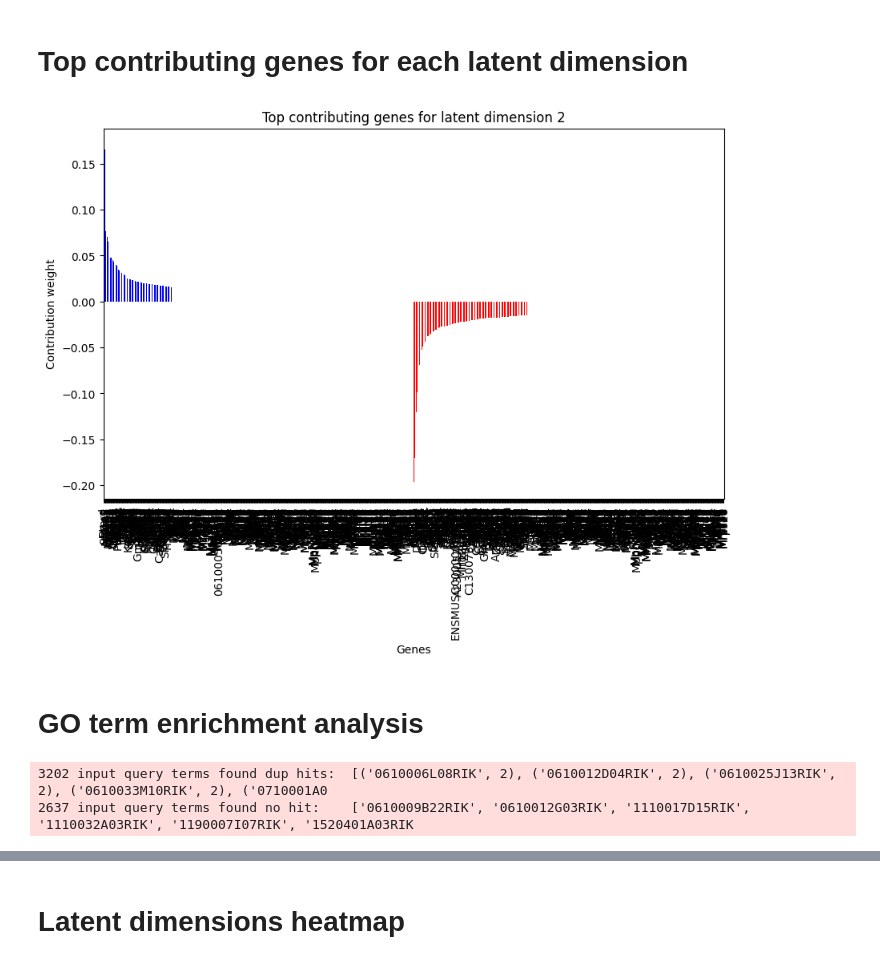
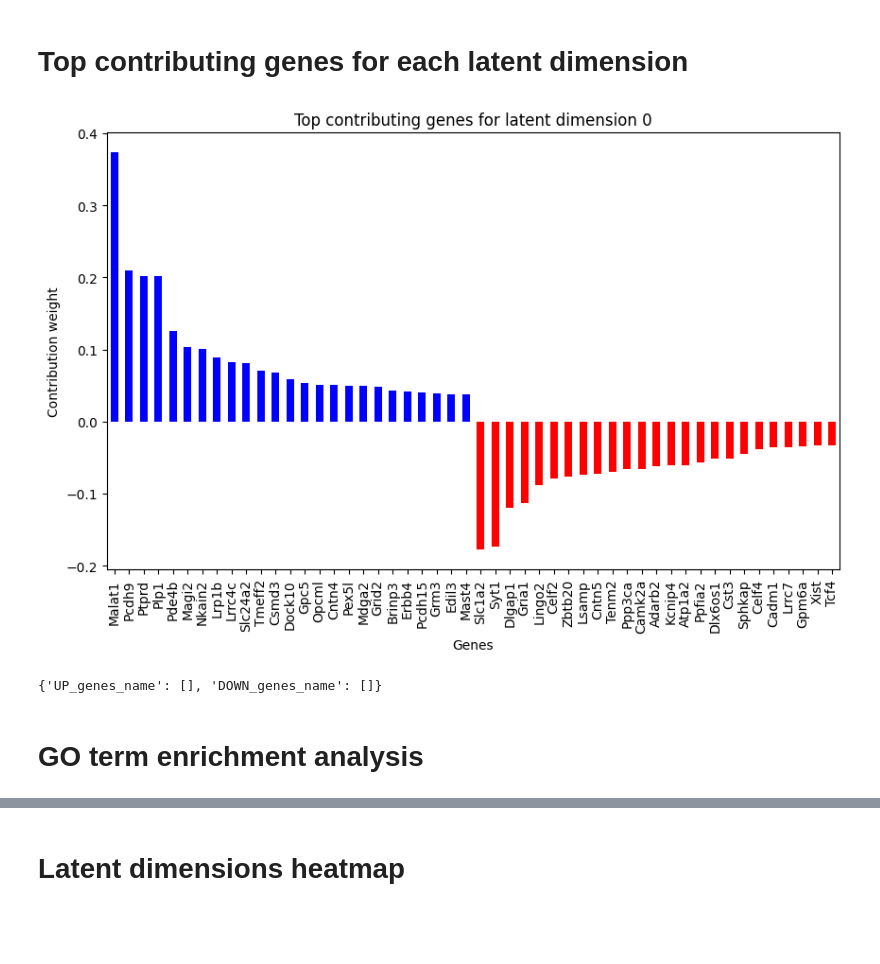
Before and after one commit to Xavier919/scRNAseq_analysis, a Jupyter notebook: sparse_autoencoder_.ipynb, the cells around one changed output, grey strips where cells are left out. Saved outputs shown, nothing was run; the diff lists cells and outputs as text; code cells hidden in the pictures; blank space fills up the shorter version.

```diff
--- a/sparse_autoencoder_.ipynb
+++ b/sparse_autoencoder_.ipynb
@@ -80,3 +65,8 @@ adata = adata[(adata.obs.pct_counts_mt < 5), :]
+# %%
+adata = adata[~adata.obs['high_mt'], :]
+adata = adata[adata.obs['Sample_Tag'] != "Multiplet", :]
+# %%
+adata = adata[:, ~adata.var['mt']]
 # %% [markdown]
 # Train/Test split
 # %%
@@ -135,14 +126,14 @@ Saved new best model with test loss: 0.9483956585864763
 # %% [markdown]
 # Load trained model
 # %%
-autoencoder = Autoencoder(n_latents=100, n_inputs=n_inputs, activation=TopK(k=30), tied=True, normalize=True).to(device)
+autoencoder = Autoencoder(n_latents=32, n_inputs=n_inputs, activation=TopK(k=16), tied=True, normalize=True).to(device)
 state_dict = torch.load('best_autoencoder.pth')
 model_state_dict = autoencoder.state_dict()
 filtered_state_dict = {k: v for k, v in state_dict.items() if k in model_state_dict}
 autoencoder.load_state_dict(filtered_state_dict, strict=False)
 autoencoder.eval()
 autoencoder.cpu()
-apply_pruning(autoencoder, amount=0.99)
+apply_pruning(autoencoder, amount=0.95)
 # %% [markdown]
 # Extract latent representations
 # %%
@@ -179,13 +172,7 @@ WARNING: saving figure to file figures/umapumap_sampletag.png
 # %% [markdown]
 # Cluster annotation
 # %%
-# Assign unique cell type names to each cluster
-assign_unique_cell_type_names(adata_test, cluster_type='class_name')
-assign_unique_cell_type_names(adata_test, cluster_type='subclass_name')
-# Ensure leiden and annotated_cluster are strings for concatenation
-adata_test.obs['leiden'] = adata_test.obs['leiden'].astype(str)
-adata_test.obs['cluster_class_name'] = adata_test.obs['cluster_class_name'].astype(str)
-adata_test.obs['cluster_subclass_name'] = adata_test.obs['cluster_subclass_name'].astype(str)
+assign_unique_cell_type_names(adata_test, cluster_key='leiden', cluster_types=['class_name', 'subclass_name'])
 # %% [markdown]
 # Cluster annotation visualization
 # %%
@@ -266,12 +218,11 @@ top_genes = get_top_genes(autoencoder, adata_test, top_n=500)
 # %%
-plot_top_contributing_genes(autoencoder, adata_test, latent_dim=2, top_n=500)
+plot_top_contributing_genes(autoencoder, adata_test, latent_dim=0, top_n=25)
 # %% [output]
-[figure, old version]
+[figure, new version]
+# %%
+top_genes[i]
+# %% [output]
+{'UP_genes_name': [], 'DOWN_genes_name': []}
 # %% [markdown]
 # GO term enrichment analysis
-# %%
-genes_ncbi = query_genes(adata)
-# %% [output]
-3202 input query terms found dup hits:  [('0610006L08RIK', 2), ('0610012D04RIK', 2), ('0610025J13RIK', 2), ('0610033M10RIK', 2), ('0710001A0
-2637 input query terms found no hit:    ['0610009B22RIK', '0610012G03RIK', '1110017D15RIK', '1110032A03RIK', '1190007I07RIK', '1520401A03RIK
 # %%
```
Also changed, not shown: parts of 38 cells of this notebook, 1 other file.
